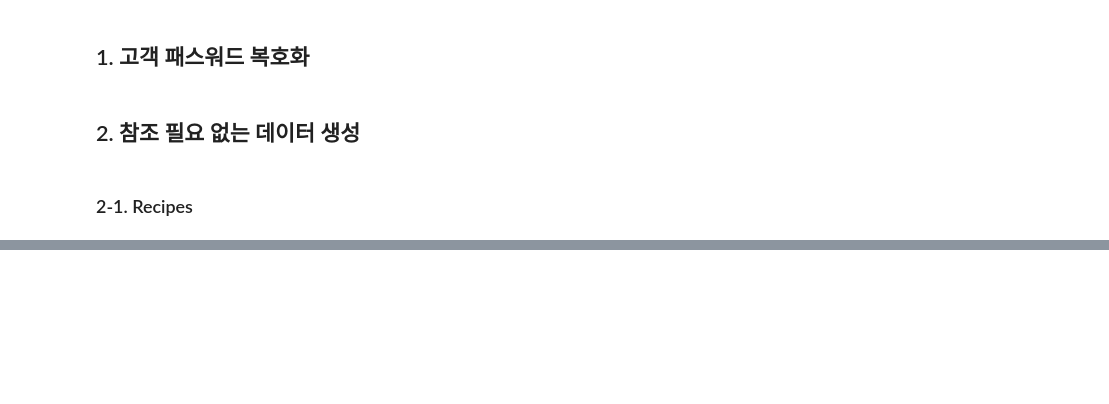
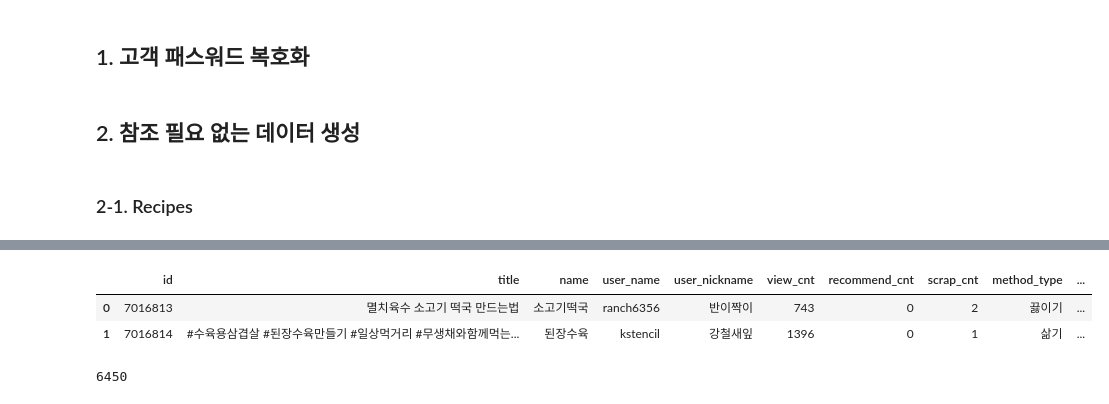
Before and after one commit to Reciping/reciping-data-pipeline, a Jupyter notebook: create_data.ipynb, the cells around one changed output, grey strips where cells are left out. Saved outputs shown, nothing was run; the diff lists cells and outputs as text; code cells hidden in the pictures; blank space fills up the shorter version.

```diff
--- a/create_data.ipynb
+++ b/create_data.ipynb
@@ -1082,5 +72,0 @@ user_seed[:1]
-# %%
-# User 관련 정보를 쉽게 찾을 수 있도록 딕셔너리 생성
-user_info = {}
-for user in user_seed:
-    user_info[user['id']] = user['created_at']
@@ -2637,15 +72,0 @@ brand_iso.to_json(
-# %%
-from collections import Counter
-
-# ID별 등장 횟수 세기
-counter = Counter(pd.DataFrame(user_seed)["id"])
-
-# 중복된 ID만 필터링
-duplicates = [id_ for id_, count in counter.items() if count > 1]
-
-if duplicates:
-    print(f"중복된 ID 목록 ({len(duplicates)}개):")
-    for dup in duplicates:
-        print(f"  – {dup} (등장 횟수: {counter[dup]})")
-else:
-    print("중복된 ID가 없습니다.")
@@ -2777,9 +72,0 @@ non_six_digit_data = check_category_code_length()
-# %%
-# 방법 1: 수동으로 UTC ISO8601 변환 후 저장 (추천)
-datetime_cols = ['created_at', 'updated_at']
-
-# product 데이터 저장
-# product_iso = product.copy()
-for col in ['created_at', 'updated_at']:
-    if col in product_iso.columns:
-        product_iso[col] = product_iso[col].apply(convert_to_iso8601_with_utc)
@@ -3047,0 +88,11 @@ pd.DataFrame(promotion_data).to_json(
+# %%
+recipes_23_df = pd.read_csv("data/TB_RECIPE_SEARCH-20231130.csv",
+                        encoding='cp949',
+                        encoding_errors='ignore')
+
+print("✅ 한글 깨짐 문제 해결 완료!")
+print(f"데이터 형태: {recipes_23_df.shape}")
+print(f"컬럼명: {list(recipes_23_df.columns)}")
+print("\n레시피 제목 샘플 (한글 정상 표시):")
+print(recipes_23_df['RCP_TTL'].head(10).to_list())
+print("\n요리 종류 샘플:")
@@ -3047,0 +291,10 @@ pd.DataFrame(promotion_data).to_json(
+# %%
+total_recipes_renamed.head(2)
+# %% [output]
+|  | id | title | name | user_name | user_nickname | view_cnt | recommend_cnt | scrap_cnt | method_type | ... |
+| 0 | 7016813 | 멸치육수 소고기 떡국 만드는법 | 소고기떡국 | ranch6356 | 반이짝이 | 743 | 0 | 2 | 끓이기 | ... |
+| 1 | 7016814 | #수육용삼겹살 #된장수육만들기 #일상먹거리 #무생채와함께먹는... | 된장수육 | kstencil | 강철새잎 | 1396 | 0 | 1 | 삶기 | ... |
+# %%
+total_recipes_renamed["user_name"].nunique()
+# %% [output]
+6450
```
Also changed, not shown: parts of 115 cells of this notebook, 2 other files.
